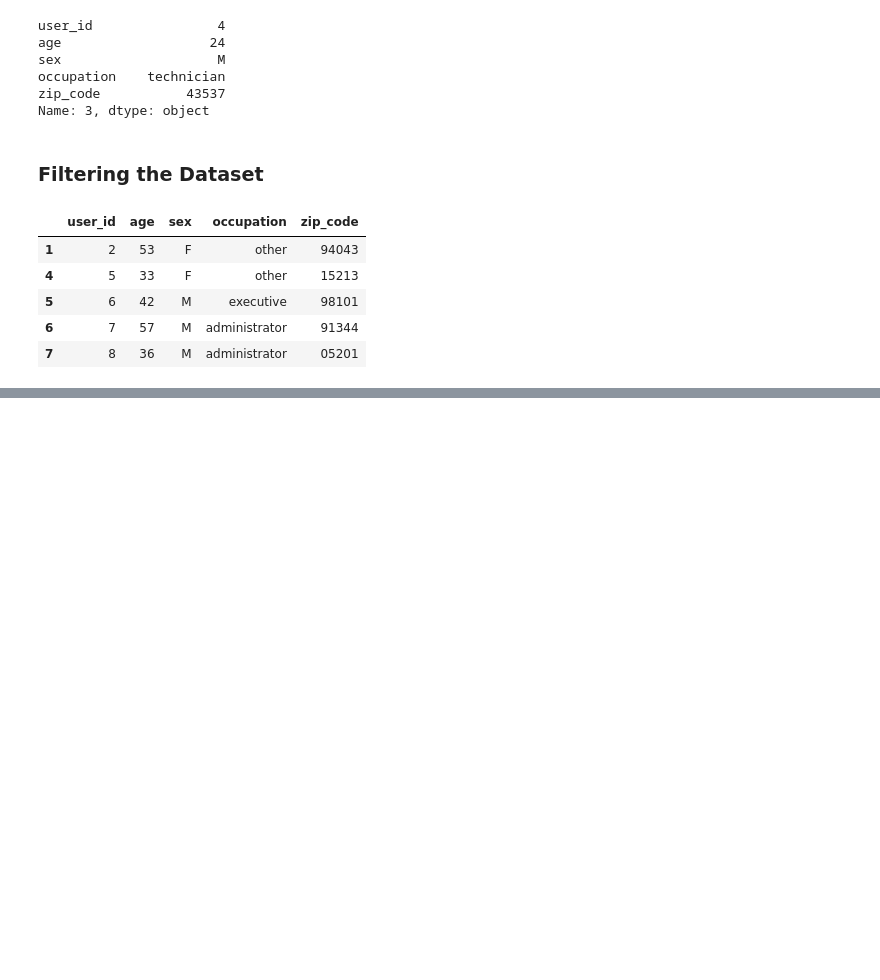
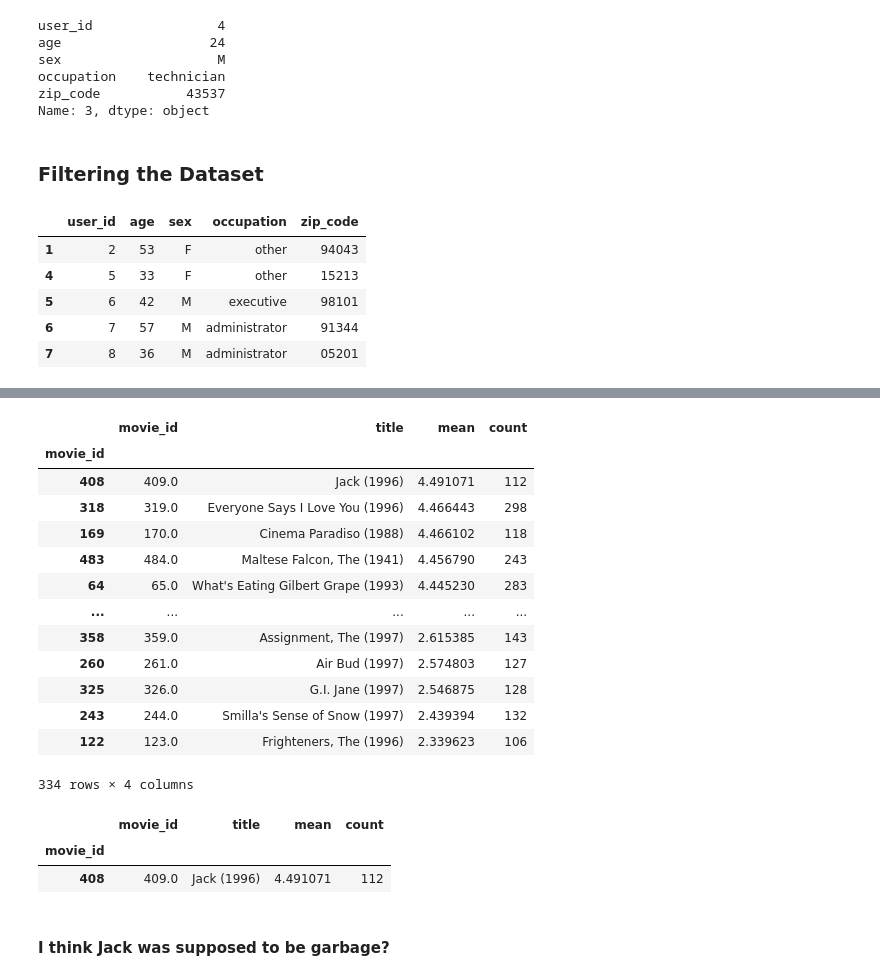
Before and after one commit to chhart/April20-CS109, a Jupyter notebook: 09_04 Data Scraping (Lec2).ipynb, the cells around one changed output, grey strips where cells are left out. Cells and saved outputs as stored; diff of their text form; code cells hidden in the pictures; blank space fills up the shorter version.

Commit message:
just added some lines on pandas join

```diff
--- a/09_04 Data Scraping (Lec2).ipynb
+++ b/09_04 Data Scraping (Lec2).ipynb
@@ -159,0 +322,3 @@ oldUsers.head()
+# %%
+avg_count_rating = ratings['rating'].groupby(ratings['movie_id']).agg(['mean', 'count'])
+avg_count_rating.head()
@@ -159,0 +333,5 @@ oldUsers.head()
+# %%
+full_info_ratings = avg_count_rating.join(movies, on='movie_id', lsuffix = '_ratings', rsuffix = '_movies')
+full_info_ratings.dtypes
+select_info_ratings = full_info_ratings[['movie_id','title','mean','count']]
+select_info_ratings.head()
@@ -159,0 +346,4 @@ oldUsers.head()
+# %%
+select_info_ratings.dtypes
+reliable_ratings = select_info_ratings[(select_info_ratings['count'] > 100)] # the 'count' column is what is called a method and so therefore cannot be called in the same way as a Value
+reliable_ratings.head()
@@ -159,0 +361,25 @@ oldUsers.head()
+# %%
+reliable_ratings.sort_values('mean',ascending=0)
+# %% [output]
+|  | movie_id | title | mean | count |
+| movie_id |  |  |  |  |
+| 408 | 409.0 | Jack (1996) | 4.491071 | 112 |
+| 318 | 319.0 | Everyone Says I Love You (1996) | 4.466443 | 298 |
+| 169 | 170.0 | Cinema Paradiso (1988) | 4.466102 | 118 |
+| 483 | 484.0 | Maltese Falcon, The (1941) | 4.456790 | 243 |
+| 64 | 65.0 | What's Eating Gilbert Grape (1993) | 4.445230 | 283 |
+| ... | ... | ... | ... | ... |
+| 358 | 359.0 | Assignment, The (1997) | 2.615385 | 143 |
+| 260 | 261.0 | Air Bud (1997) | 2.574803 | 127 |
+| 325 | 326.0 | G.I. Jane (1997) | 2.546875 | 128 |
+| 243 | 244.0 | Smilla's Sense of Snow (1997) | 2.439394 | 132 |
+| 122 | 123.0 | Frighteners, The (1996) | 2.339623 | 106 |
+334 rows × 4 columns
+# %%
+reliable_ratings[(reliable_ratings['mean'] == max_reliable_rating)]
+# %% [output]
+|  | movie_id | title | mean | count |
+| movie_id |  |  |  |  |
+| 408 | 409.0 | Jack (1996) | 4.491071 | 112 |
+# %% [markdown]
+#### I think Jack was supposed to be garbage?
```
Also changed, not shown: parts of 28 cells of this notebook.
